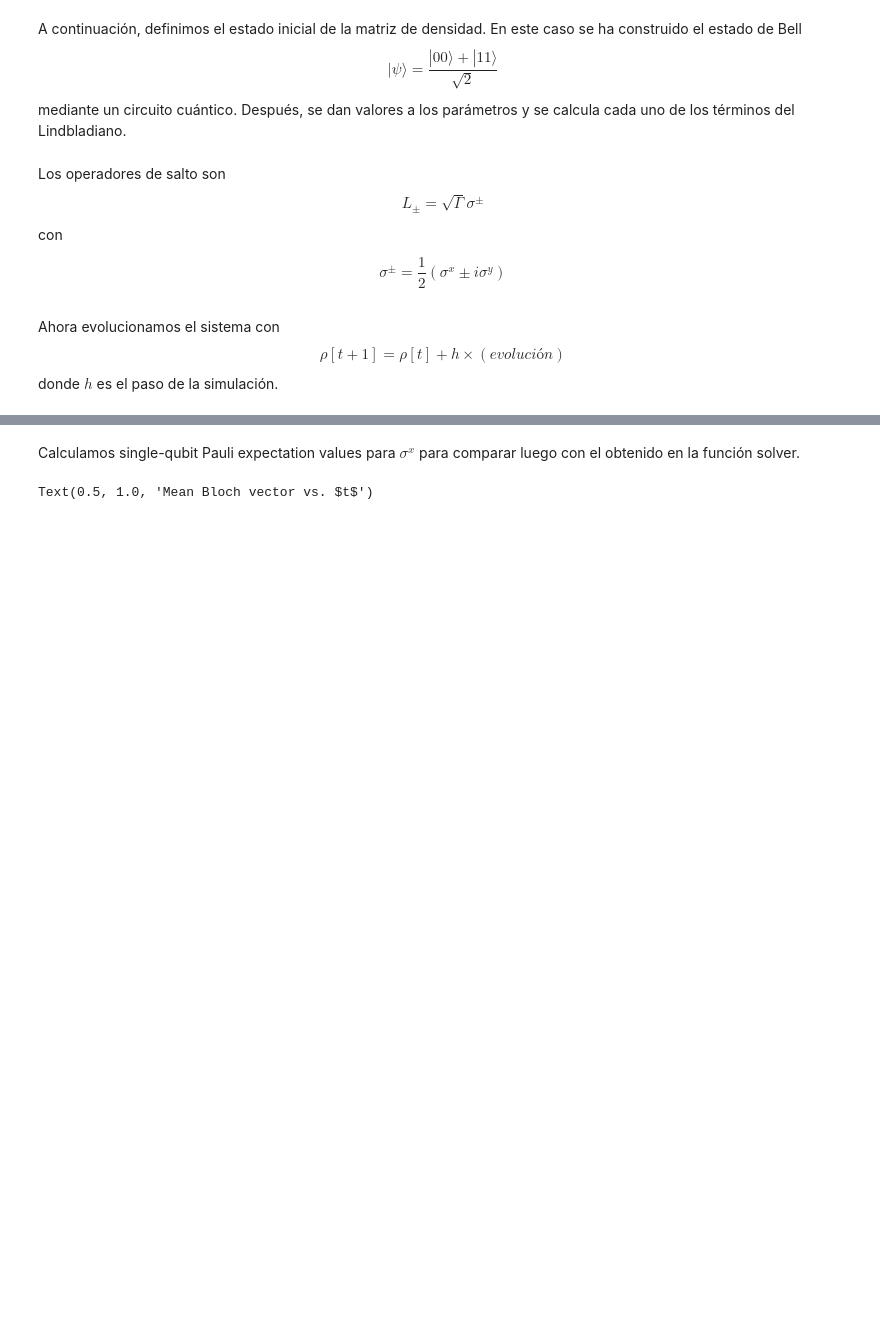
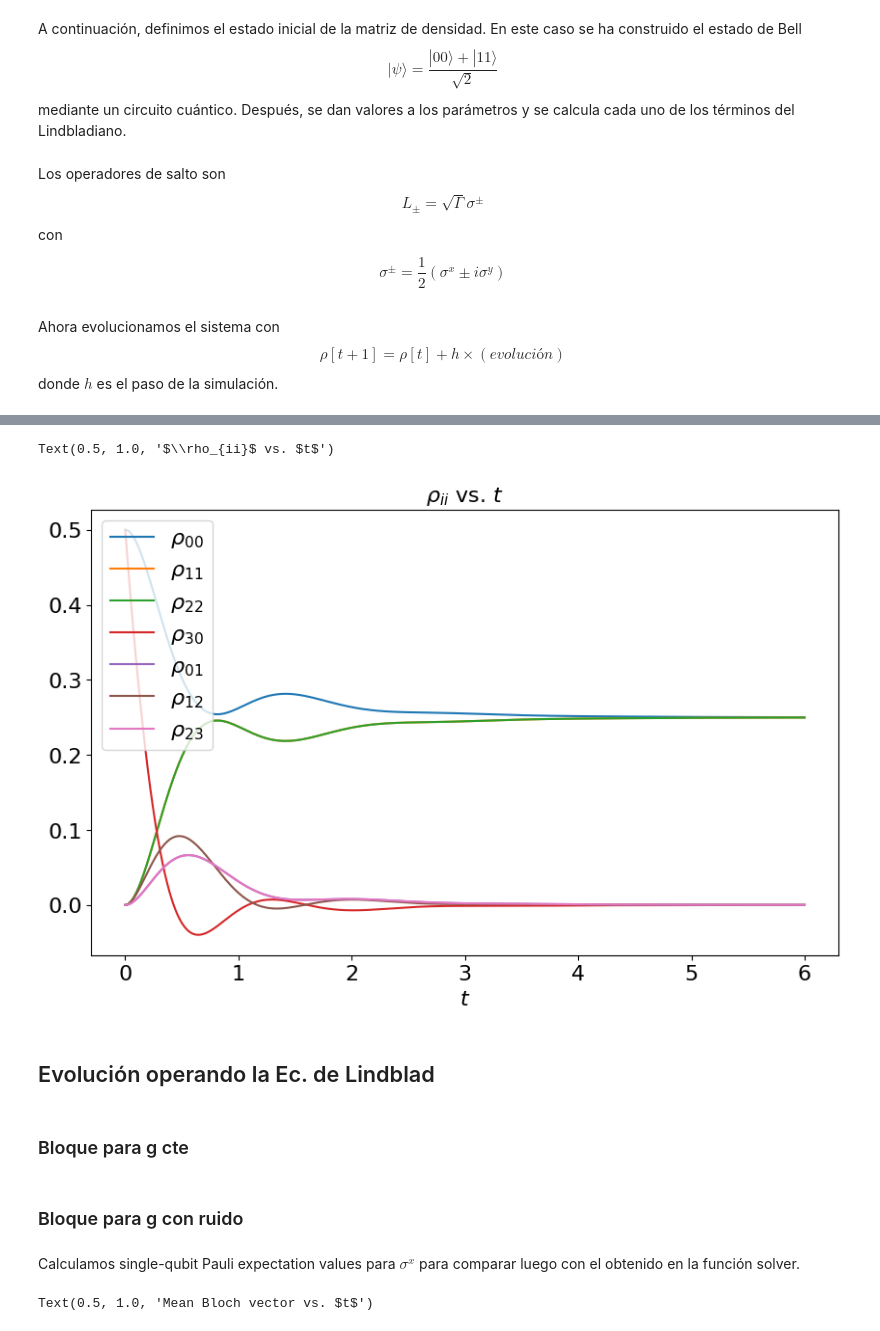
Before and after one commit to joyeuxnoelia/JAE-Intro, a Jupyter notebook: lindbladEq.ipynb, the cells around one changed output, grey strips where cells are left out. Drawn from its saved outputs; the diff is of its cells as text; code cells hidden in the pictures; blank space fills up the shorter version.

```diff
--- a/lindbladEq.ipynb
+++ b/lindbladEq.ipynb
@@ -142,0 +209,45 @@ for k in range(1,n_steps):
+# %%
+#representacion grafica
+
+import matplotlib.pyplot as plt
+%matplotlib inline
+n_times = len(t_eval)
+p00_data = np.zeros((N, n_times))
+p11_data = np.zeros((N, n_times))
+p22_data = np.zeros((N, n_times))
+p30_data = np.zeros((N, n_times))
+p01_data = np.zeros((N, n_times))
+p12_data = np.zeros((N, n_times))
+p23_data = np.zeros((N, n_times))
+for t_i in range(n_steps):
+    for i in qubits:
+        p00_data[i, t_i] = (rho[t_i])[0][0]
+        p11_data[i, t_i] = (rho[t_i])[1][1]
+        p22_data[i, t_i] = (rho[t_i])[2][2]
+        p30_data[i, t_i] = (rho[t_i])[3][0]
+        p01_data[i, t_i] = (rho[t_i])[0][1]
+        p12_data[i, t_i] = (rho[t_i])[1][2]
+        p23_data[i, t_i] = (rho[t_i])[2][3]
+
+fontsize = 16
+
+_, ax = plt.subplots(figsize = (10, 6))
+plt.rcParams.update({'font.size': fontsize})
+plt.plot(t_eval, p00_data[0,], label = '$\\rho_{00}$')
+plt.plot(t_eval, p11_data[0,], label = '$\\rho_{11}$')
+plt.plot(t_eval, p22_data[0,], label = '$\\rho_{22}$')
+plt.plot(t_eval, p30_data[0,], label = '$\\rho_{30}$')
+plt.plot(t_eval, p01_data[0,], label = '$\\rho_{01}$')
+plt.plot(t_eval, p12_data[0,], label = '$\\rho_{12}$')
+plt.plot(t_eval, p23_data[0,], label = '$\\rho_{23}$')
+
+plt.legend(fontsize = fontsize)
+ax.set_xlabel('$t$', fontsize = fontsize)
+ax.set_title(r'$\rho_{ii}$ vs. $t$', fontsize = fontsize)
+# %% [output]
+Text(0.5, 1.0, '$\\rho_{ii}$ vs. $t$')
+[figure, added]
+# %% [markdown]
+## Evolución operando la Ec. de Lindblad
+# %% [markdown]
+### Bloque para g cte
@@ -142,0 +300,2 @@ for k in range(1,n_steps):
+# %% [markdown]
+### Bloque para g con ruido
```
Also changed, not shown: parts of 30 cells of this notebook.
